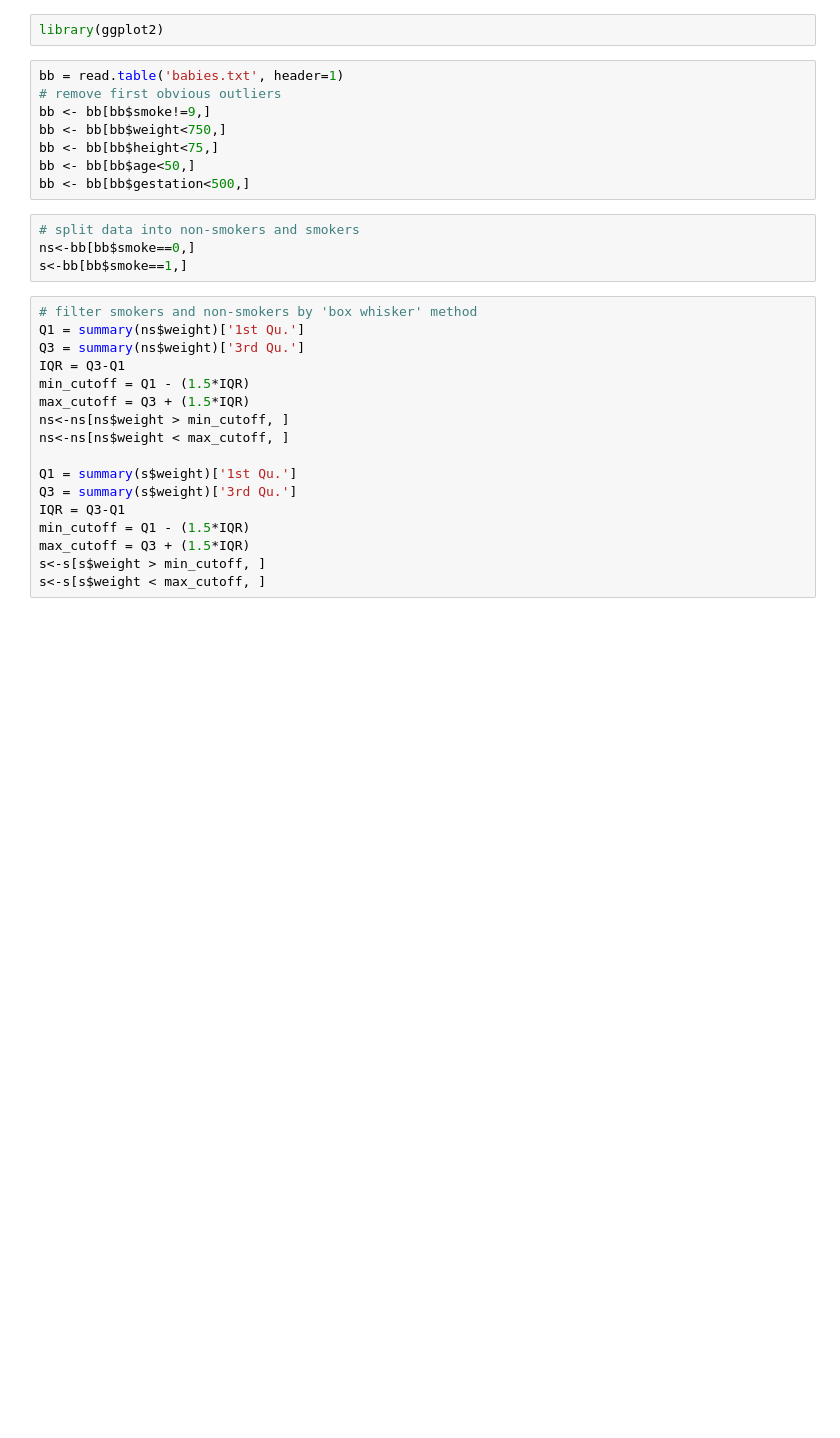
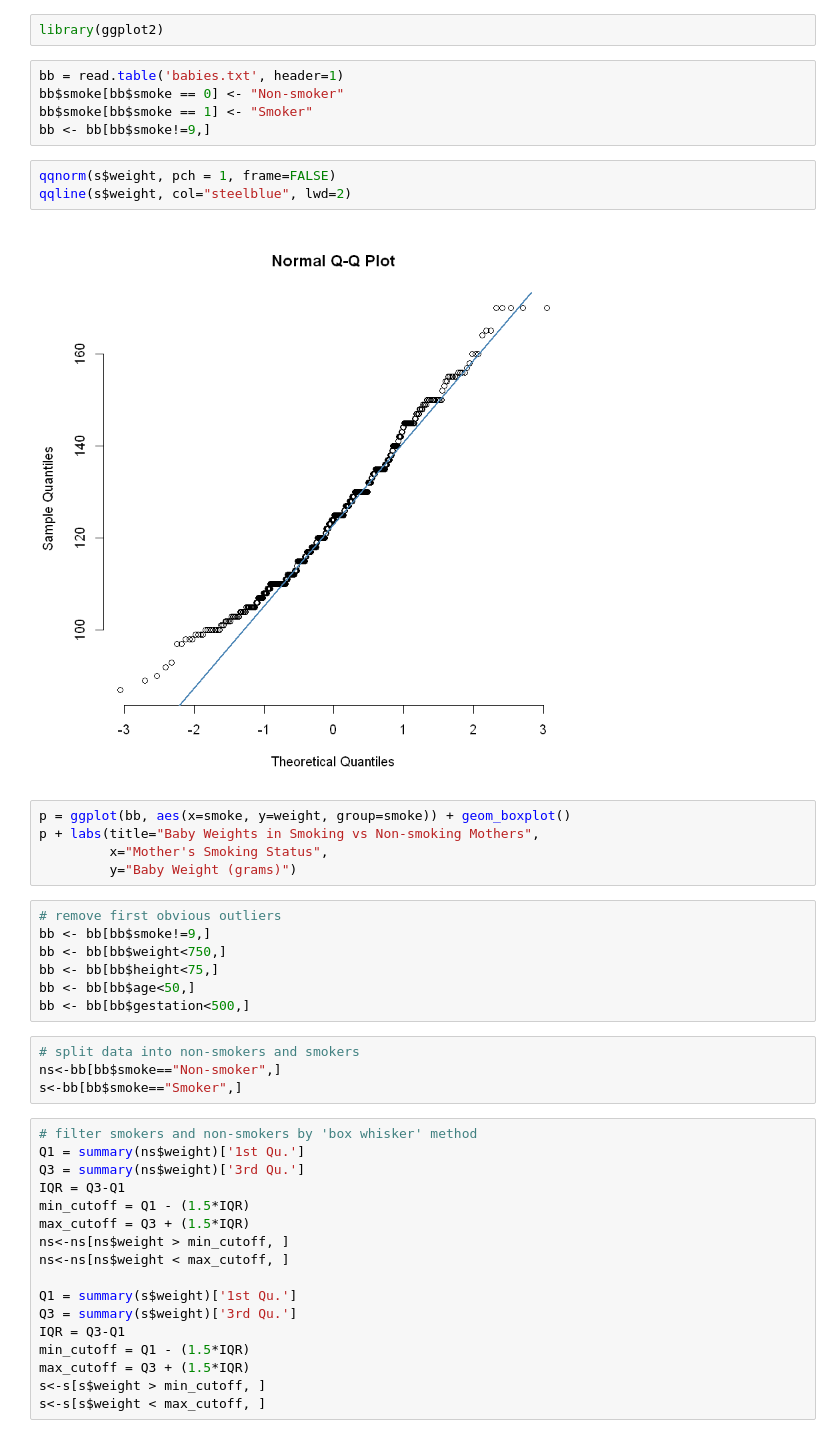
Before and after one commit to Ninada-U/Math-189, a Jupyter notebook: HW1.ipynb, the cells around one changed output. Cells and saved outputs as stored; diff of their text form; blank space fills up the shorter version.

```diff
--- a/HW1.ipynb
+++ b/HW1.ipynb
@@ -1,7 +1,21 @@
 # %%
 library(ggplot2)
+# %%
+bb = read.table('babies.txt', header=1)
+bb$smoke[bb$smoke == 0] <- "Non-smoker"
+bb$smoke[bb$smoke == 1] <- "Smoker"
+bb <- bb[bb$smoke!=9,]
+# %%
+qqnorm(s$weight, pch = 1, frame=FALSE)
+qqline(s$weight, col="steelblue", lwd=2)
+# %% [output]
+[figure, added]
+# %%
+p = ggplot(bb, aes(x=smoke, y=weight, group=smoke)) + geom_boxplot()
+p + labs(title="Baby Weights in Smoking vs Non-smoking Mothers",
+         x="Mother's Smoking Status",
+         y="Baby Weight (grams)")
 # %%
-bb = read.table('babies.txt', header=1)
 # remove first obvious outliers
 bb <- bb[bb$smoke!=9,]
 bb <- bb[bb$weight<750,]
@@ -10,8 +24,8 @@ bb <- bb[bb$age<50,]
 bb <- bb[bb$gestation<500,]
 # %%
 # split data into non-smokers and smokers
-ns<-bb[bb$smoke==0,]
-s<-bb[bb$smoke==1,]
+ns<-bb[bb$smoke=="Non-smoker",]
+s<-bb[bb$smoke=="Smoker",]
 # %%
 # filter smokers and non-smokers by 'box whisker' method
 Q1 = summary(ns$weight)['1st Qu.']
```
Also changed, not shown: parts of 5 cells of this notebook.
